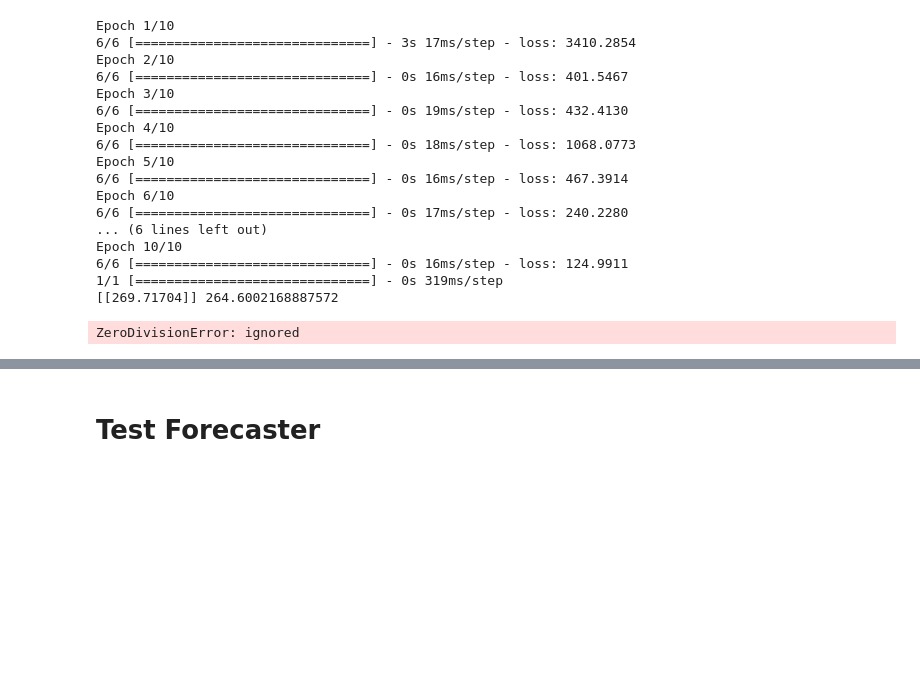
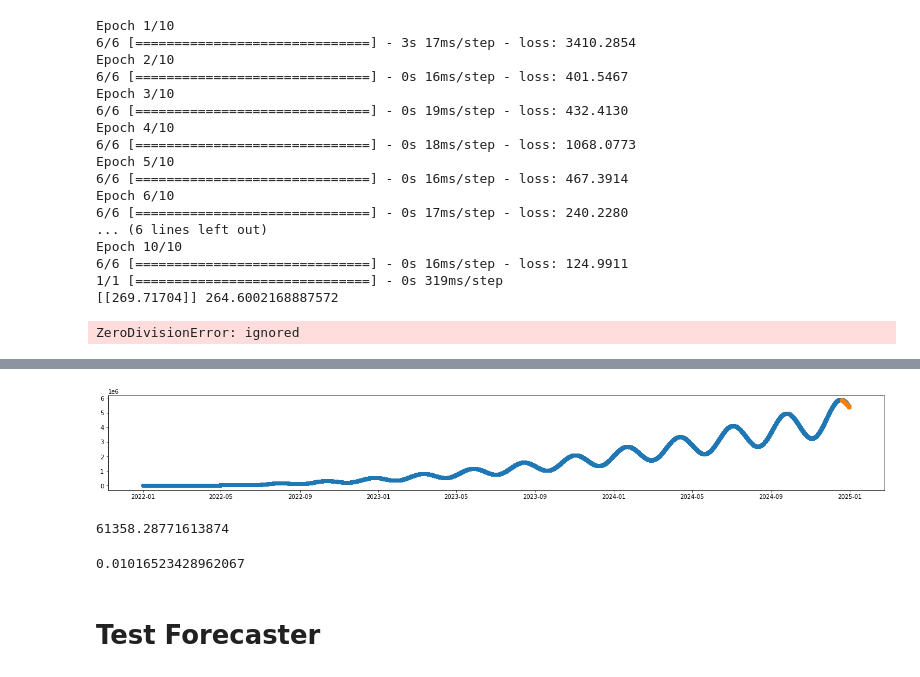
Before and after one commit to Ansebi/Hello_LSTM, a Jupyter notebook: 20221108_hello_LSTM.ipynb, the cells around one changed output, grey strips where cells are left out. Drawn from its saved outputs; the diff is of its cells as text; code cells hidden in the pictures; blank space fills up the shorter version.

```diff
--- a/20221108_hello_LSTM.ipynb
+++ b/20221108_hello_LSTM.ipynb
@@ -290,0 +273,6 @@ ValueError: ignored
+# %%
+cpt_path = '/content/drive/MyDrive/Colab Notebooks/keras_models/cnn_lstm/cnn_lstm.hdf5'
+from google.colab import drive
+drive.mount('/content/drive')
+model = keras.models.load_model('/content/drive/MyDrive/Colab Notebooks/keras_models/cnn_lstm.h5')
+checkpoint = ModelCheckpoint(cpt_path, monitor='val_loss', verbose=1, save_best_only=True, mode='min')
@@ -290,0 +281,5 @@ ValueError: ignored
+# %%
+# split into samples
+x_train, y_train = split_sequence(train, n_sample_x)
+# reshape from [samples, timesteps] into [samples, subsequences, timesteps, features]
+x_train = x_train.reshape((x_train.shape[0], n_subsets, n_sample_x_per_subset, n_features))
@@ -290,0 +304,3 @@ ValueError: ignored
+# %%
+%%time
+model.fit(x_train, y_train, epochs=10, verbose=True, batch_size=1000)
@@ -290,0 +326,5 @@ ValueError: ignored
+# %%
+x_test, y_test = split_sequence(test, n_sample_x)
+x_test = x_test.reshape((x_test.shape[0], n_subsets, n_sample_x_per_subset, n_features))
+y_pred = model.predict(x_test, verbose=True).flatten()
+#print(list(zip(y_test, y_pred)))
@@ -290,0 +333,7 @@ ValueError: ignored
+# %%
+plt.figure(figsize=(24,3))
+plt.scatter(x_date, y)
+plt.scatter(x_date[TRAIN_LIMIT + n_sample_x:], y_pred)
+plt.show()
+# %% [output]
+[figure, added]
@@ -290,0 +343,8 @@ ValueError: ignored
+# %%
+mean_squared_error(y_test, y_pred, squared=False)
+# %% [output]
+61358.28771613874
+# %%
+mean_absolute_percentage_error(y_test, y_pred)
+# %% [output]
+0.01016523428962067
```
Also changed, not shown: parts of 17 cells of this notebook.
